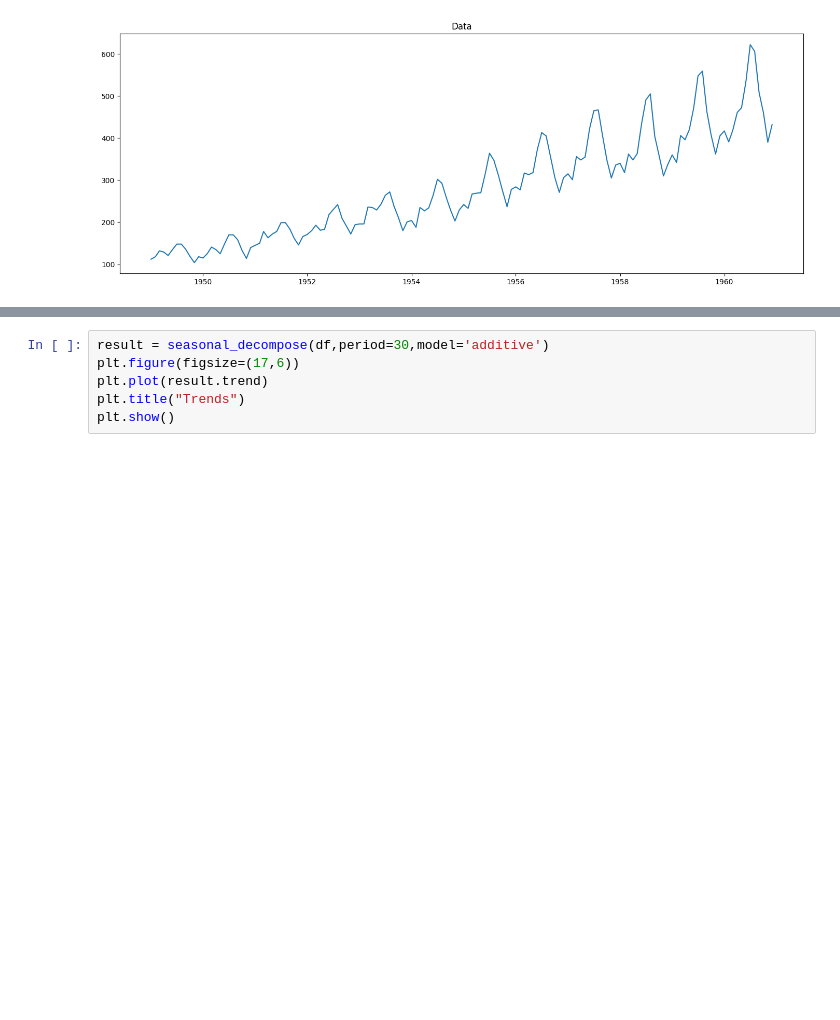
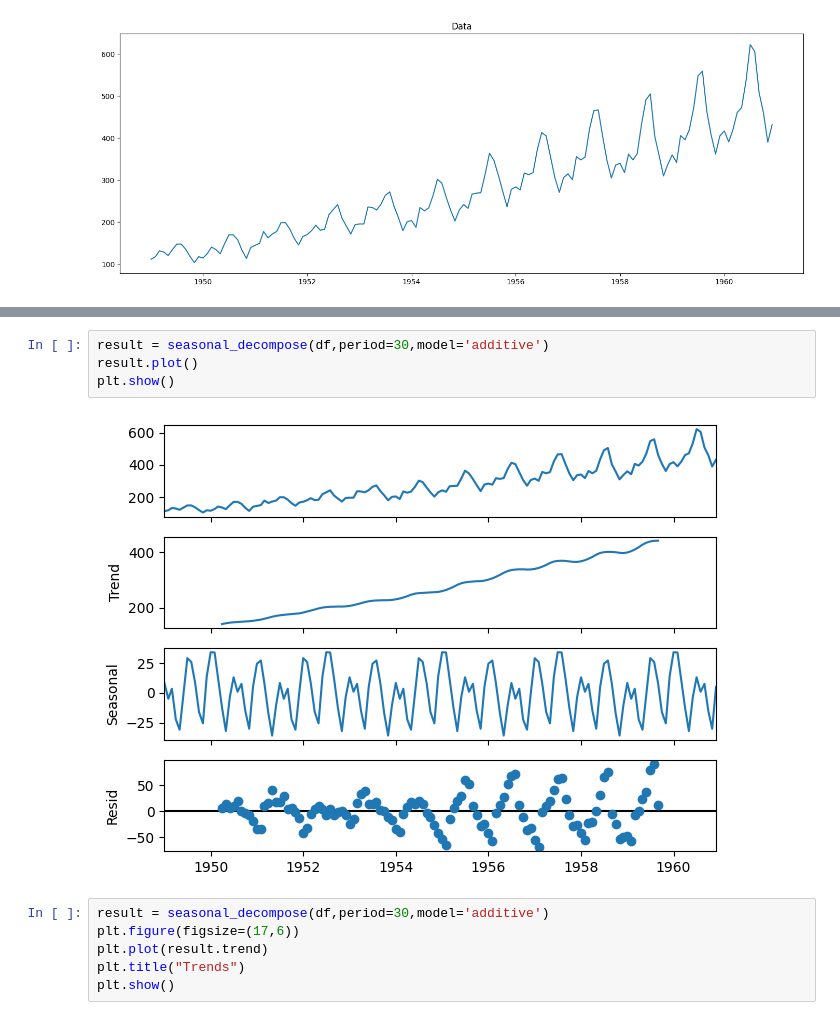
Before and after one commit to rya23/dav_pracs, a Jupyter notebook: src/timeseries.ipynb, the cells around one changed output, grey strips where cells are left out. Cells and saved outputs as stored; diff of their text form; blank space fills up the shorter version.

```diff
--- a/src/timeseries.ipynb
+++ b/src/timeseries.ipynb
@@ -24,3 +33,9 @@ plt.show()
+# %%
+result = seasonal_decompose(df,period=30,model='additive')
+result.plot()
+plt.show()
+# %% [output]
+[figure, added]
 # %%
 result = seasonal_decompose(df,period=30,model='additive')
 plt.figure(figsize=(17,6))
```
Also changed, not shown: parts of 1 cell of this notebook, 6 other files.
